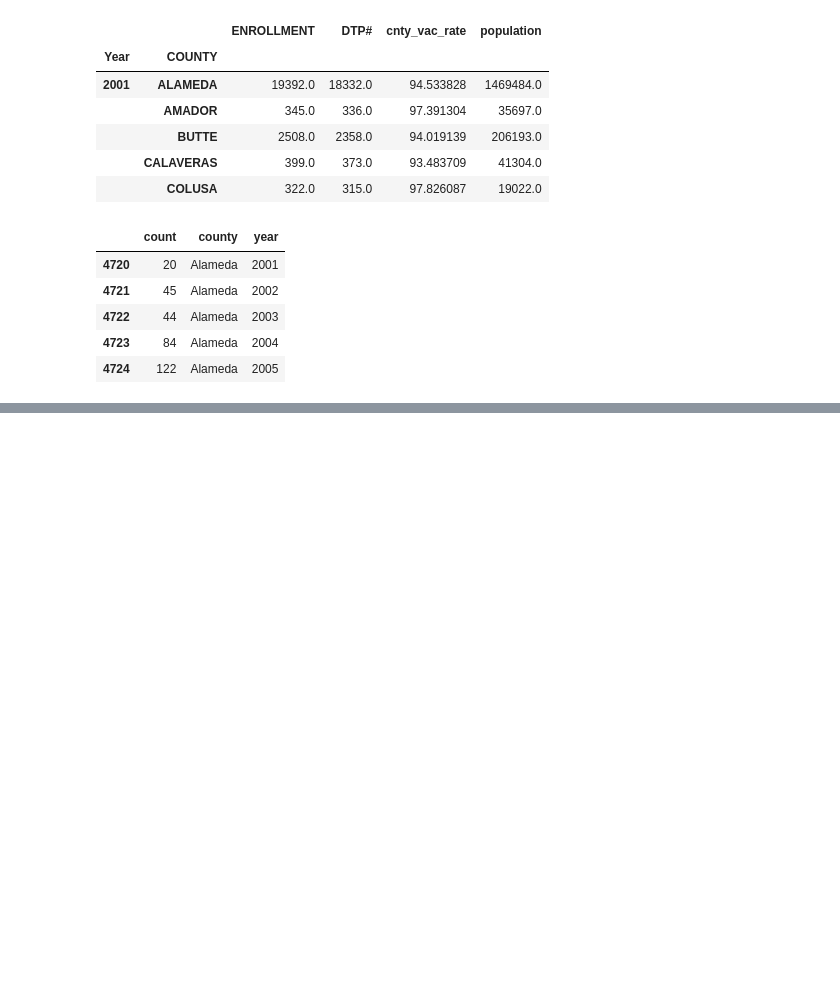
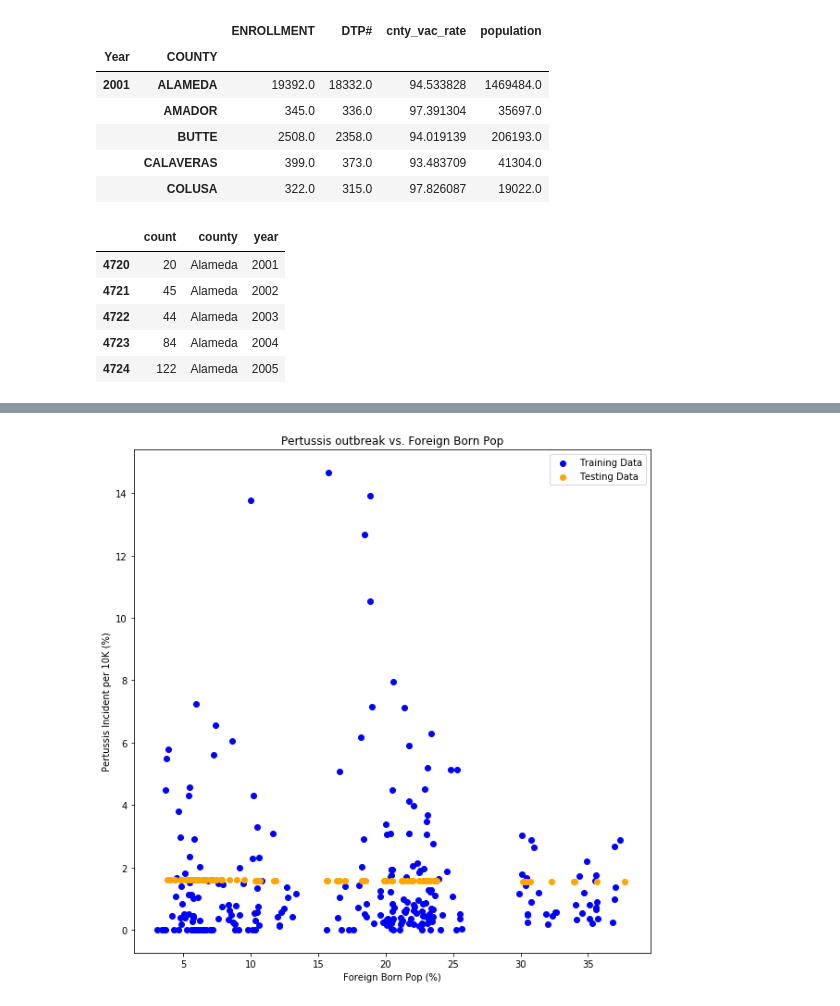
Before and after one commit to timothybarry/ML-Capstone-Project-Repo, a Jupyter notebook: Immunology Study.ipynb, the cells around one changed output, grey strips where cells are left out. Drawn from its saved outputs; the diff is of its cells as text; code cells hidden in the pictures; blank space fills up the shorter version.

```diff
--- a/Immunology Study.ipynb
+++ b/Immunology Study.ipynb
@@ -193,3 +193,28 @@ outbreak_df.set_index(['year', 'county'], inplace=True)
 
 combined_df = vac_pop_df.merge(outbreak_df, left_on=['Year', 'COUNTY'], right_index=True)
 combined_df['outbreak%'] = combined_df['count']/combined_df['population'] *10000
+# %%
+#Load US census files and create dataframe to merge with the combined_df
+
+pop_metrics_df = pd.DataFrame()
+
+for year in range(2010,2017):
+    file_path = "data/" + str(year) + "_final.csv"
+    temp = pd.read_csv(file_path)
+
+    del temp['county']
+    del temp['Total Pop']
+
+    temp = temp.rename(columns={'NAME': 'COUNTY'})
+    temp["COUNTY"] = temp["COUNTY"].str.split(' County', expand=True)
+    temp['COUNTY'] = temp['COUNTY'].str.upper()
+
+    temp['Year'] = year
+
+    temp.set_index(['Year', 'COUNTY'], inplace=True)
+    pop_metrics_df = pop_metrics_df.append(temp)
+
+
+combined_df = combined_df.merge(pop_metrics_df, left_on=['Year', 'COUNTY'], right_index=True)
+
+combined_df.head()
@@ -196 +281,23 @@ combined_df['outbreak%'] = combined_df['count']/combined_df['population'] *10000
+# %%
+# Do linear regression and plot
+
+X = combined_df[['% Foreign Born']]
+y = combined_df['outbreak%'].values.reshape(-1, 1)
+
+X_train, X_test, y_train, y_test = train_test_split(X, y, random_state=42)
+
+model = LinearRegression()
+model.fit(X_train, y_train)
+predictions = model.predict(X_test)
+
+plt.scatter(X_train, y_train, c="blue", label="Training Data")
+plt.scatter(X_test, predictions, c="orange", label="Testing Data")
+plt.legend()
+plt.title("Pertussis outbreak vs. Foreign Born Pop")
+plt.xlabel ('Foreign Born Pop (%)')
+plt.ylabel ('Pertussis Incident per 10K (%)')
+plt.rcParams['figure.figsize'] = (10,10)
+plt.show()
+# %% [output]
+[figure, added]
 # %%
```
Also changed, not shown: parts of 10 cells of this notebook, 10 other files.
